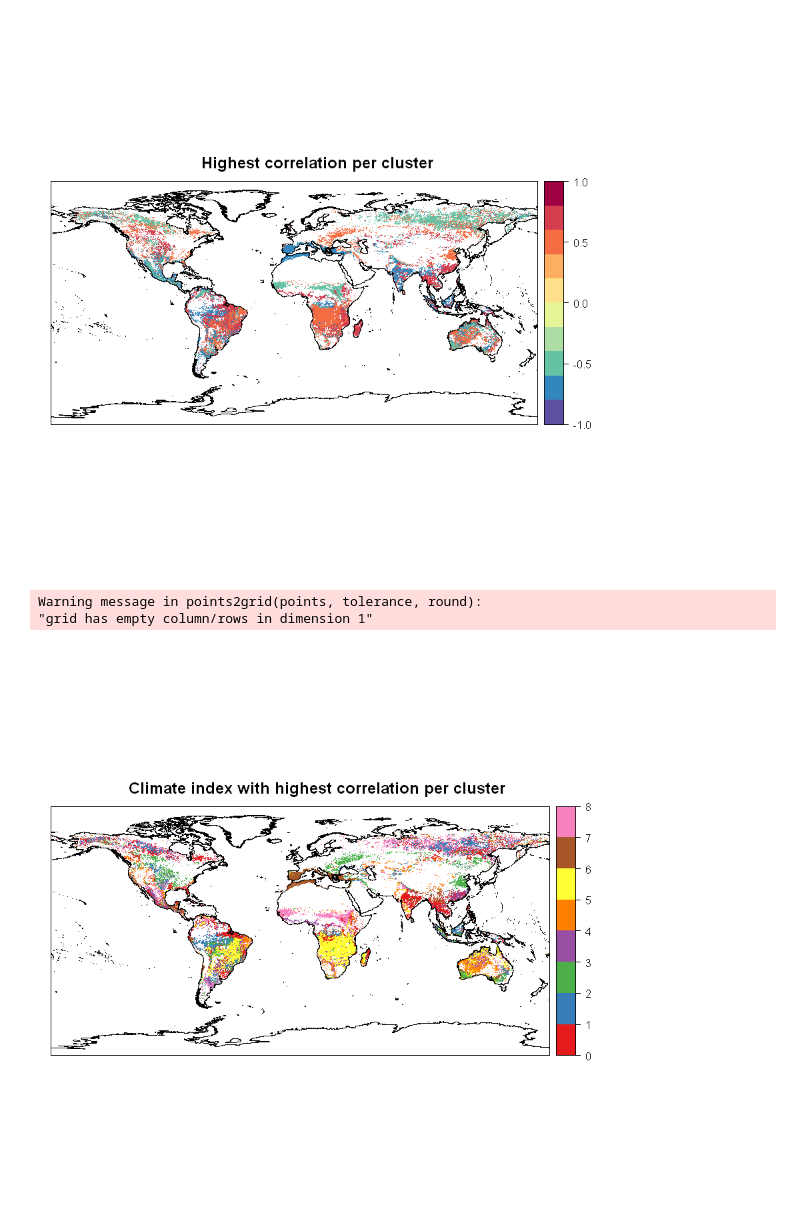
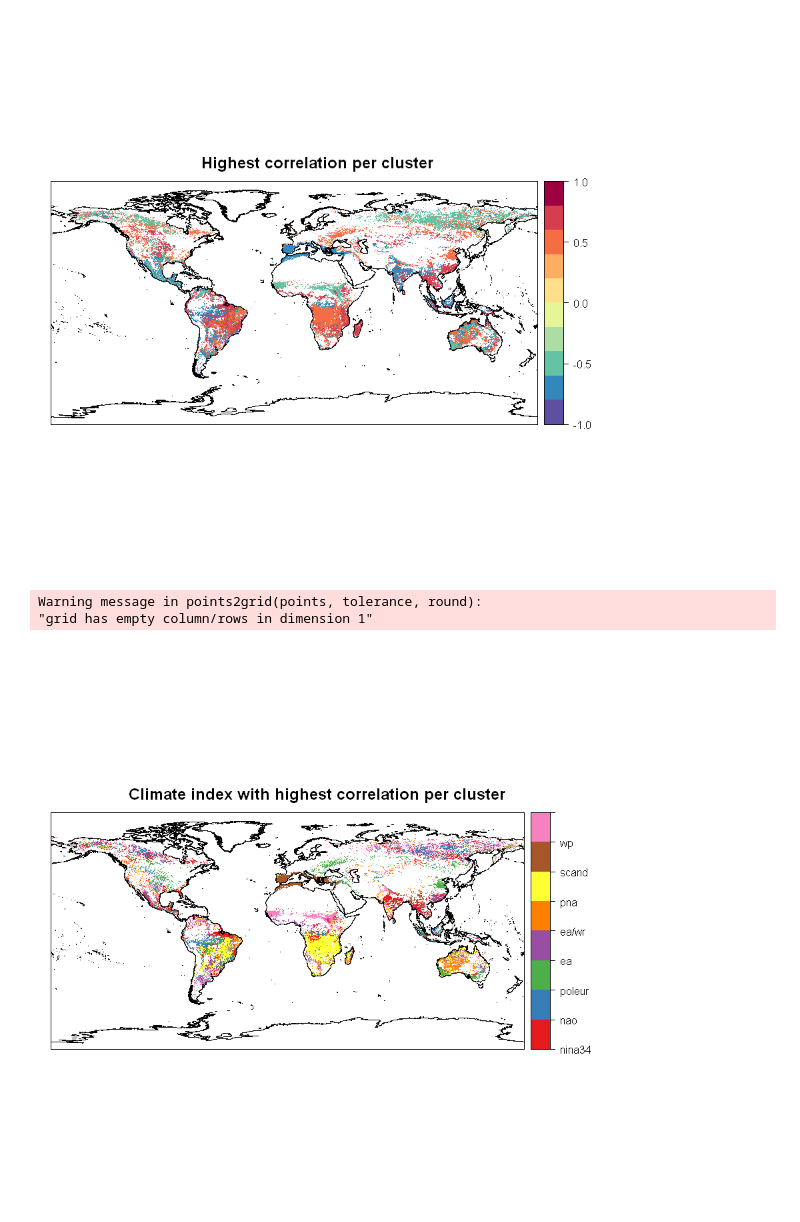
Before and after one commit to MarcosVM98/TFM, a Jupyter notebook: notebooks/Correlation_Per75_with_deltas.ipynb, the cells around one changed output. Cells and saved outputs as stored; diff of their text form; code cells hidden in the pictures.

Commit message:
Change the legend of the 'climate index with the highest correlation' in the correlation notebooks and first plots of the general results of the models

```diff
--- a/notebooks/Correlation_Per75_with_deltas.ipynb
+++ b/notebooks/Correlation_Per75_with_deltas.ipynb
@@ -232,6 +232,7 @@ coordinates(df1) <- c(1,2)
 gridded(df1) <- TRUE
 arg.list[["sp.layout"]] <- list("sp.lines", coast.lines)
 arg.list[["obj"]] <- df1
+arg.list[["colorkey"]] <- list(labels = list(labels = c("nina34", "nao", "poleur", "ea", "ea/wr", "pna", "scand", "wp","")))
 arg.list[["zcol"]] <- 1
 arg.list[["ylim"]] <- c(-90,90)
 arg.list[["xlim"]] <- c(-180,180)
@@ -349,6 +350,7 @@ coordinates(df1) <- c(1,2)
 gridded(df1) <- TRUE
 arg.list[["sp.layout"]] <- list("sp.lines", coast.lines)
 arg.list[["obj"]] <- df1
+arg.list[["colorkey"]] <- list(labels = list(labels = c("nina34", "nao", "poleur", "ea", "ea/wr", "pna", "scand", "wp","")))
 arg.list[["zcol"]] <- 1
 arg.list[["ylim"]] <- c(-90,90)
 arg.list[["xlim"]] <- c(-180,180)
@@ -466,6 +468,7 @@ coordinates(df1) <- c(1,2)
 gridded(df1) <- TRUE
 arg.list[["sp.layout"]] <- list("sp.lines", coast.lines)
 arg.list[["obj"]] <- df1
+arg.list[["colorkey"]] <- list(labels = list(labels = c("nina34", "nao", "poleur", "ea", "ea/wr", "pna", "scand", "wp","")))
 arg.list[["zcol"]] <- 1
 arg.list[["ylim"]] <- c(-90,90)
 arg.list[["xlim"]] <- c(-180,180)
@@ -583,6 +586,7 @@ coordinates(df1) <- c(1,2)
 gridded(df1) <- TRUE
 arg.list[["sp.layout"]] <- list("sp.lines", coast.lines)
 arg.list[["obj"]] <- df1
+arg.list[["colorkey"]] <- list(labels = list(labels = c("nina34", "nao", "poleur", "ea", "ea/wr", "pna", "scand", "wp","")))
 arg.list[["zcol"]] <- 1
 arg.list[["ylim"]] <- c(-90,90)
 arg.list[["xlim"]] <- c(-180,180)
@@ -616,19 +620,20 @@ Warning message in points2grid(points, tolerance, round):
 # %%
 arg.list <- list(col.regions = brewer.pal(8, 'Set1'),
                           at = seq(0, 8, 1), main = 'Climate index with highest correlation per cluster')
 v = apply(cbind(corr.df.delta, corr.df.delta.1[,-c(1,2)], corr.df.delta.2[,-c(1,2)], corr.df.delta.3[,-c(1,2)]), 1,
           function (x) getIndWithMaxCorr(x))
 
 df1 <- cbind.data.frame(masked_coords, v)
 coordinates(df1) <- c(1,2)
 gridded(df1) <- TRUE
 arg.list[["sp.layout"]] <- list("sp.lines", coast.lines)
 arg.list[["obj"]] <- df1
+arg.list[["colorkey"]] <- list(labels = list(labels = c("nina34", "nao", "poleur", "ea", "ea/wr", "pna", "scand", "wp","")))
 arg.list[["zcol"]] <- 1
 arg.list[["ylim"]] <- c(-90,90)
 arg.list[["xlim"]] <- c(-180,180)
 do.call("spplot", arg.list) %>% print()
 # %% [output]
 Warning message in points2grid(points, tolerance, round):
 "grid has empty column/rows in dimension 1"
-[figure, old version]
+[figure, new version]
```
Also changed, not shown: parts of 4 cells of this notebook, 5 other files.
